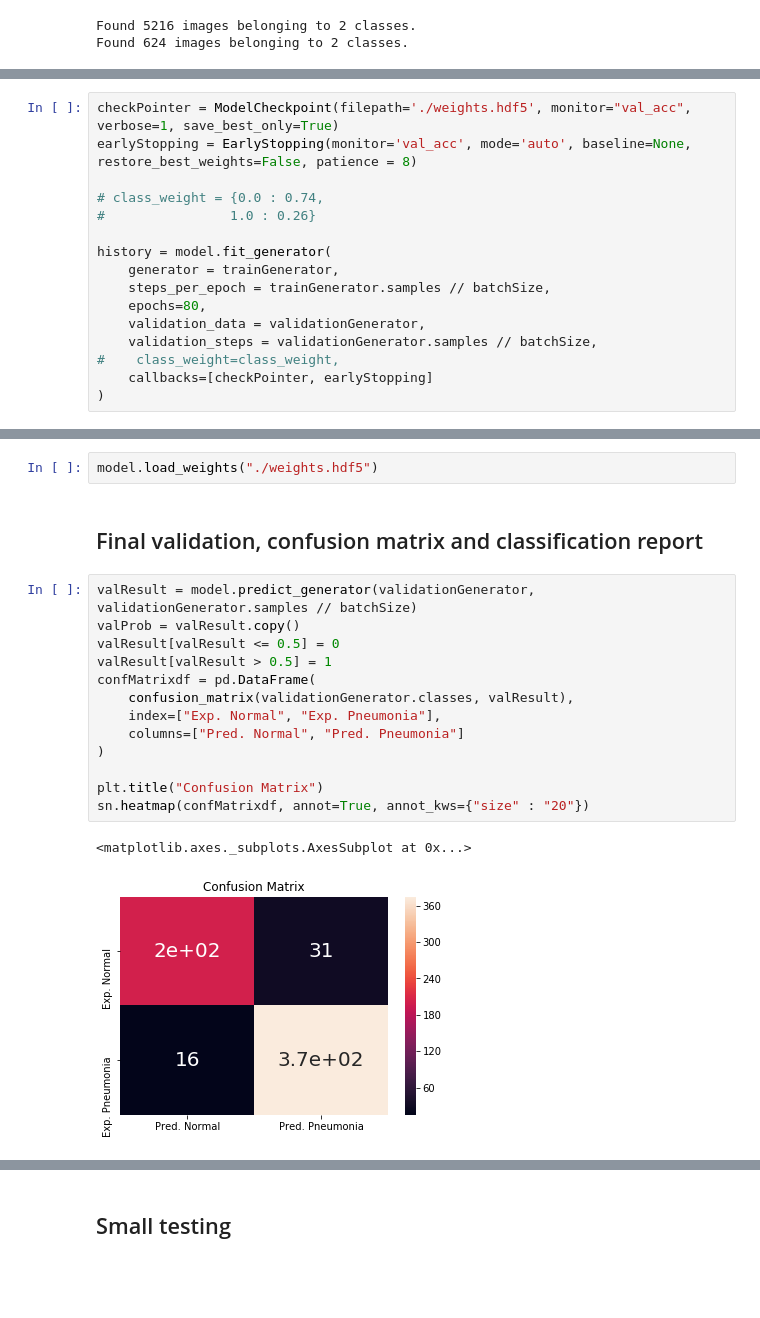
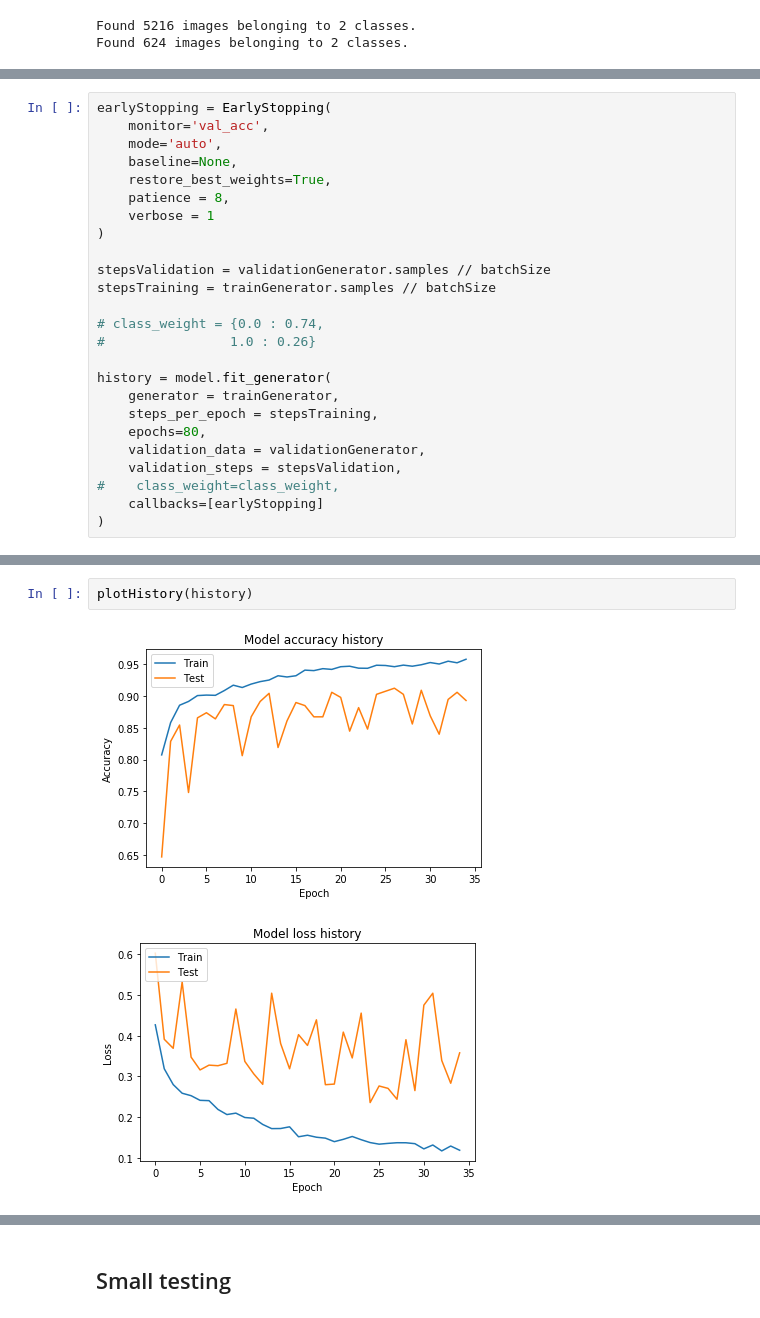
Before and after one commit to AdrianLorenzoDev/xray-pneumonia-detection, a Jupyter notebook: pneumonia.ipynb, the cells around one changed output, grey strips where cells are left out. Cells and saved outputs as stored; diff of their text form; blank space fills up the shorter version.

```diff
--- a/pneumonia.ipynb
+++ b/pneumonia.ipynb
@@ -114,18 +117,27 @@ _________________________________________________________________
 # %%
-checkPointer = ModelCheckpoint(filepath='./weights.hdf5', monitor="val_acc", verbose=1, save_best_only=True)
-earlyStopping = EarlyStopping(monitor='val_acc', mode='auto', baseline=None, restore_best_weights=False, patience = 8)
+earlyStopping = EarlyStopping(
+    monitor='val_acc',
+    mode='auto',
+    baseline=None,
+    restore_best_weights=True,
+    patience = 8,
+    verbose = 1
+)
+
+stepsValidation = validationGenerator.samples // batchSize
+stepsTraining = trainGenerator.samples // batchSize
 
 # class_weight = {0.0 : 0.74,
 #                1.0 : 0.26}
 
 history = model.fit_generator(
     generator = trainGenerator,
-    steps_per_epoch = trainGenerator.samples // batchSize,
+    steps_per_epoch = stepsTraining,
     epochs=80,
     validation_data = validationGenerator,
-    validation_steps = validationGenerator.samples // batchSize,
+    validation_steps = stepsValidation,
 #    class_weight=class_weight,
-    callbacks=[checkPointer, earlyStopping]
+    callbacks=[earlyStopping]
 )
 # %% [output]
 Epoch 1/80
@@ -167,20 +207,5 @@ plt.show()
-# %%
-model.load_weights("./weights.hdf5")
-# %% [markdown]
-## Final validation, confusion matrix and classification report
-# %%
-valResult = model.predict_generator(validationGenerator, validationGenerator.samples // batchSize)
-valProb = valResult.copy()
-valResult[valResult <= 0.5] = 0
-valResult[valResult > 0.5] = 1
-confMatrixdf = pd.DataFrame(
-    confusion_matrix(validationGenerator.classes, valResult),
-    index=["Exp. Normal", "Exp. Pneumonia"],
-    columns=["Pred. Normal", "Pred. Pneumonia"]
-)
-
-plt.title("Confusion Matrix")
-sn.heatmap(confMatrixdf, annot=True, annot_kws={"size" : "20"})
-# %% [output]
-<matplotlib.axes._subplots.AxesSubplot at 0x...>
-[figure, removed]
+# %%
+plotHistory(history)
+# %% [output]
+[figure, added]
+[figure, added]
```
Also changed, not shown: parts of 27 cells of this notebook.
